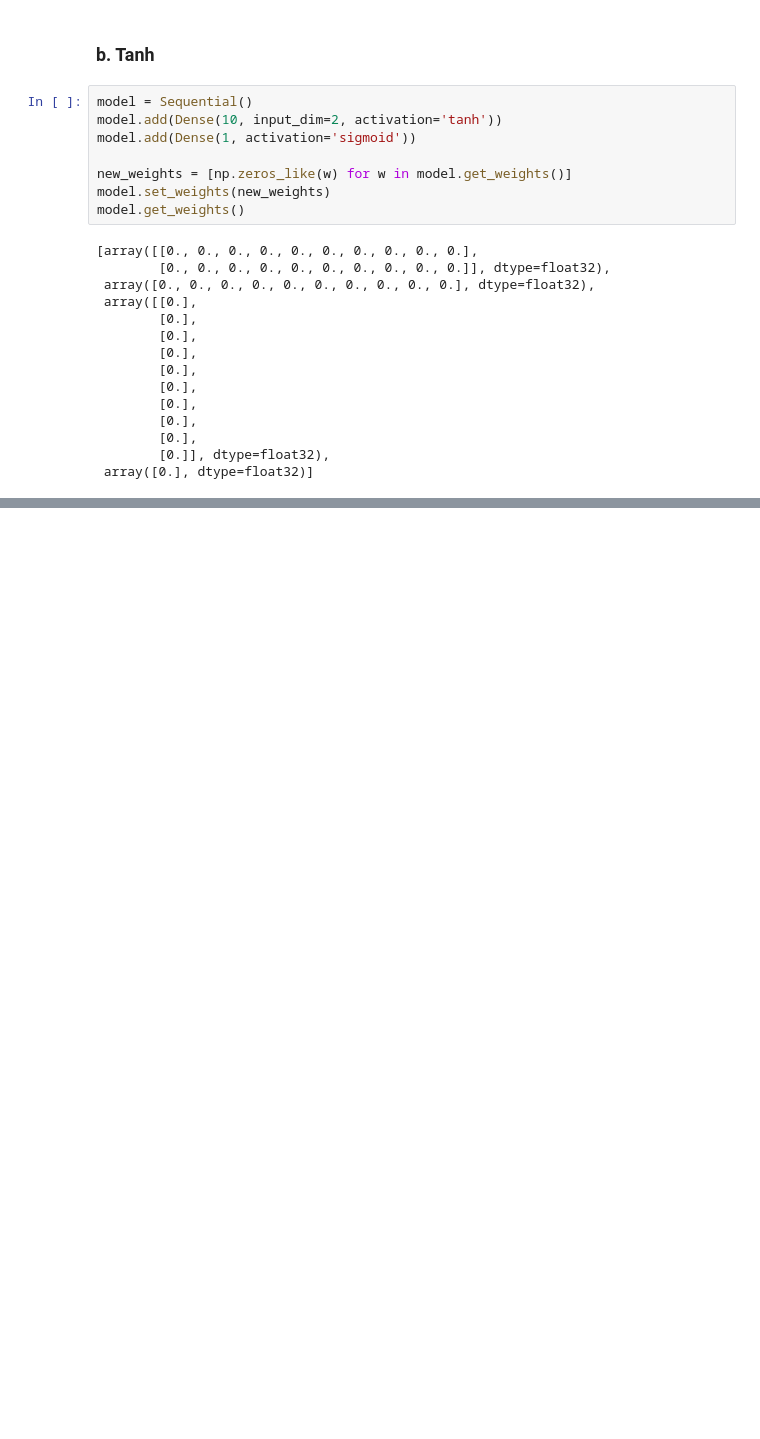
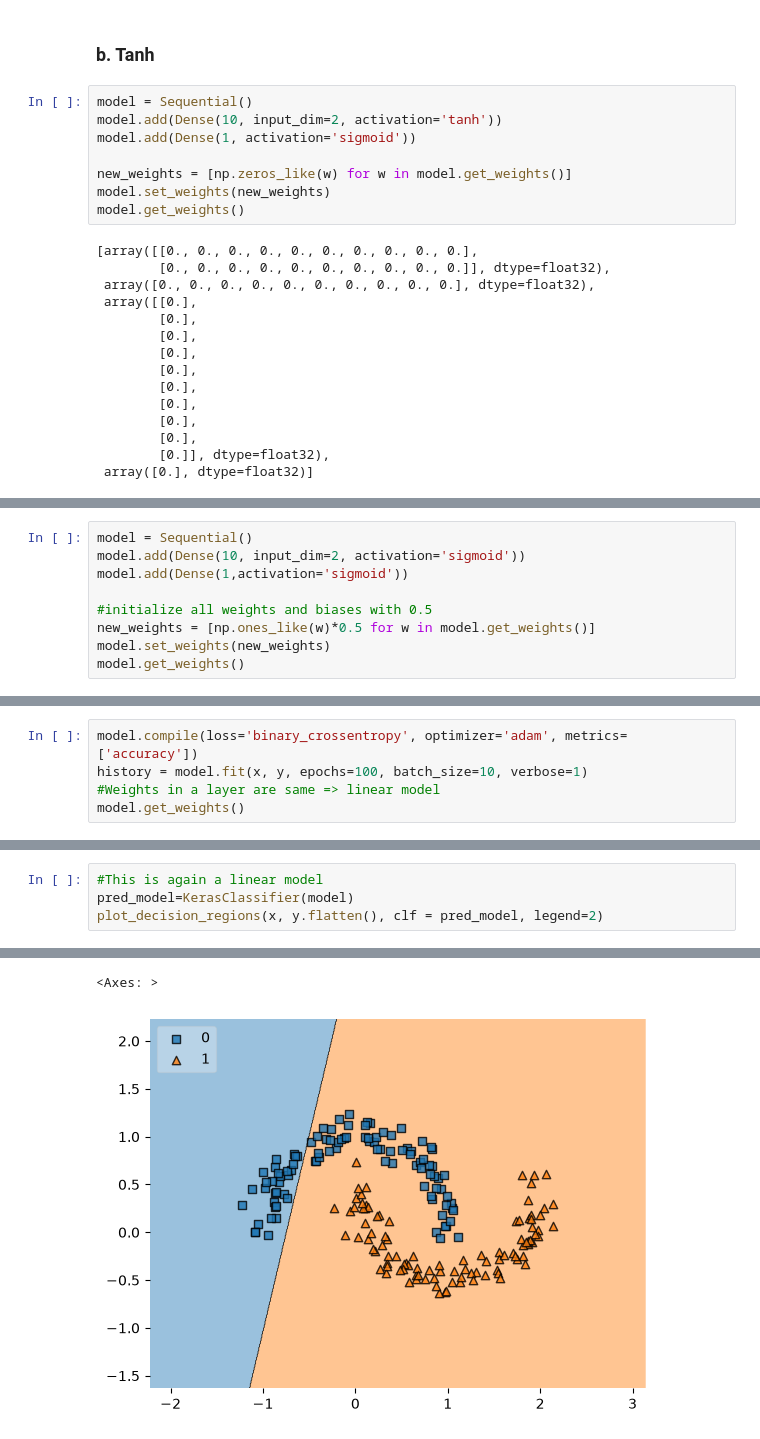
Before and after one commit to Umesh29082003/Deep-Learning, a Jupyter notebook: weight_initialization.ipynb, the cells around one changed output, grey strips where cells are left out. Drawn from its saved outputs; the diff is of its cells as text; blank space fills up the shorter version.

```diff
--- a/weight_initialization.ipynb
+++ b/weight_initialization.ipynb
@@ -125,0 +415,9 @@ model.get_weights()
+# %%
+model = Sequential()
+model.add(Dense(10, input_dim=2, activation='sigmoid'))
+model.add(Dense(1,activation='sigmoid'))
+
+#initialize all weights and biases with 0.5
+new_weights = [np.ones_like(w)*0.5 for w in model.get_weights()]
+model.set_weights(new_weights)
+model.get_weights()
@@ -125,0 +439,5 @@ model.get_weights()
+# %%
+model.compile(loss='binary_crossentropy', optimizer='adam', metrics=['accuracy'])
+history = model.fit(x, y, epochs=100, batch_size=10, verbose=1)
+#Weights in a layer are same => linear model
+model.get_weights()
@@ -125,0 +481,5 @@ model.get_weights()
+# %%
+#This is again a linear model
+pred_model=KerasClassifier(model)
+plot_decision_regions(x, y.flatten(), clf = pred_model, legend=2)
+# %% [output]
@@ -125,0 +487,2 @@ model.get_weights()
+<Axes: >
+[figure, added]
```
Also changed, not shown: parts of 45 cells of this notebook.
